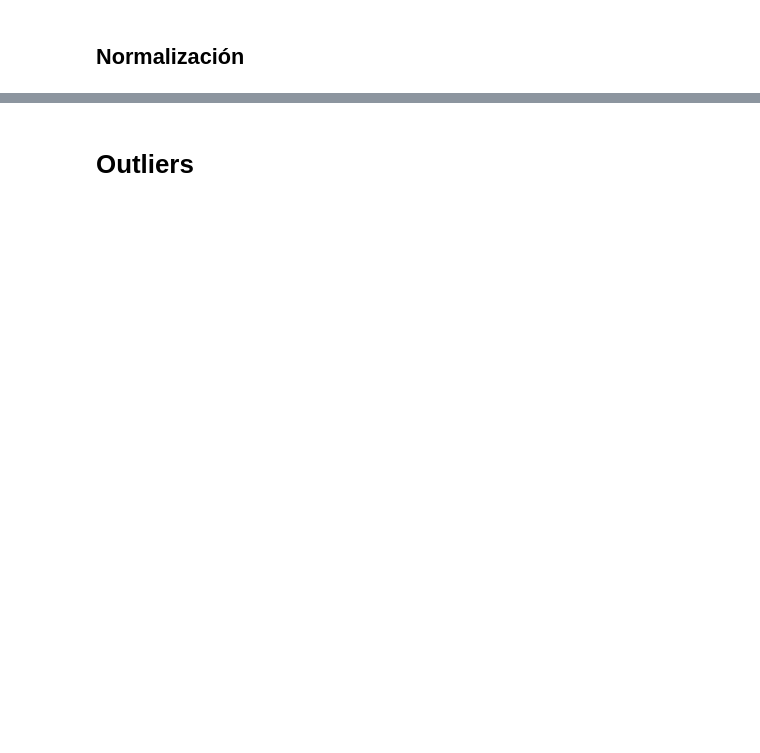
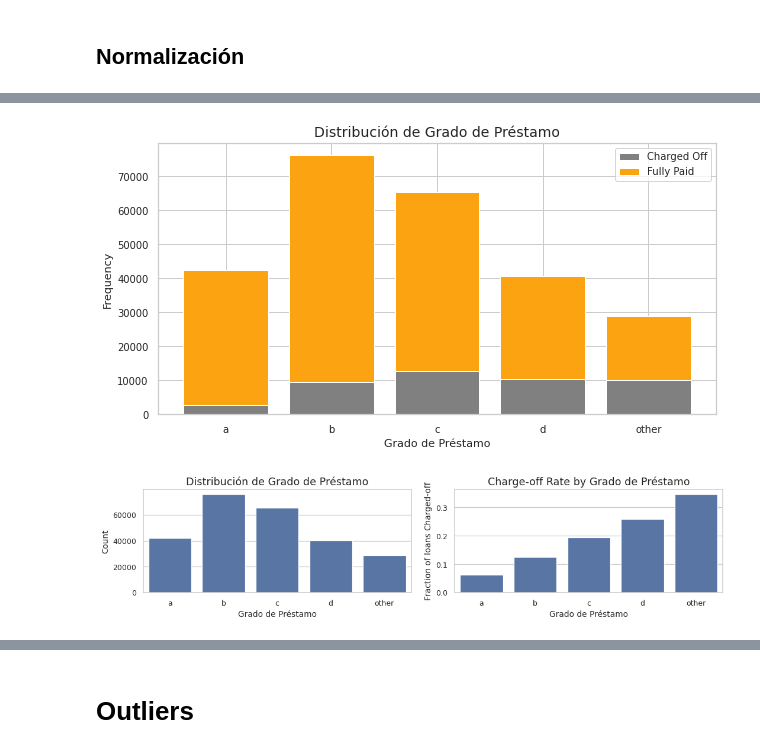
Before and after one commit to danielfrgs/2023_1-Aprendizaje_Maquina, a Jupyter notebook: Practicas/P1/AM_P1.ipynb, the cells around one changed output, grey strips where cells are left out. Saved outputs shown, nothing was run; the diff lists cells and outputs as text; code cells hidden in the pictures; blank space fills up the shorter version.

```diff
--- a/Practicas/P1/AM_P1.ipynb
+++ b/Practicas/P1/AM_P1.ipynb
@@ -488,0 +1290,6 @@ df_etiquetado.head()
+# %%
+cross_grafica(df_etiquetado,"c_grade",'Grado de Préstamo', "c_loan_status")
+grafica_var(df_etiquetado,"c_grade",'Grado de Préstamo', "c_loan_status", False)
+# %% [output]
+[figure, added]
+[figure, added]
```
Also changed, not shown: parts of 170 cells of this notebook, 3 other files.
